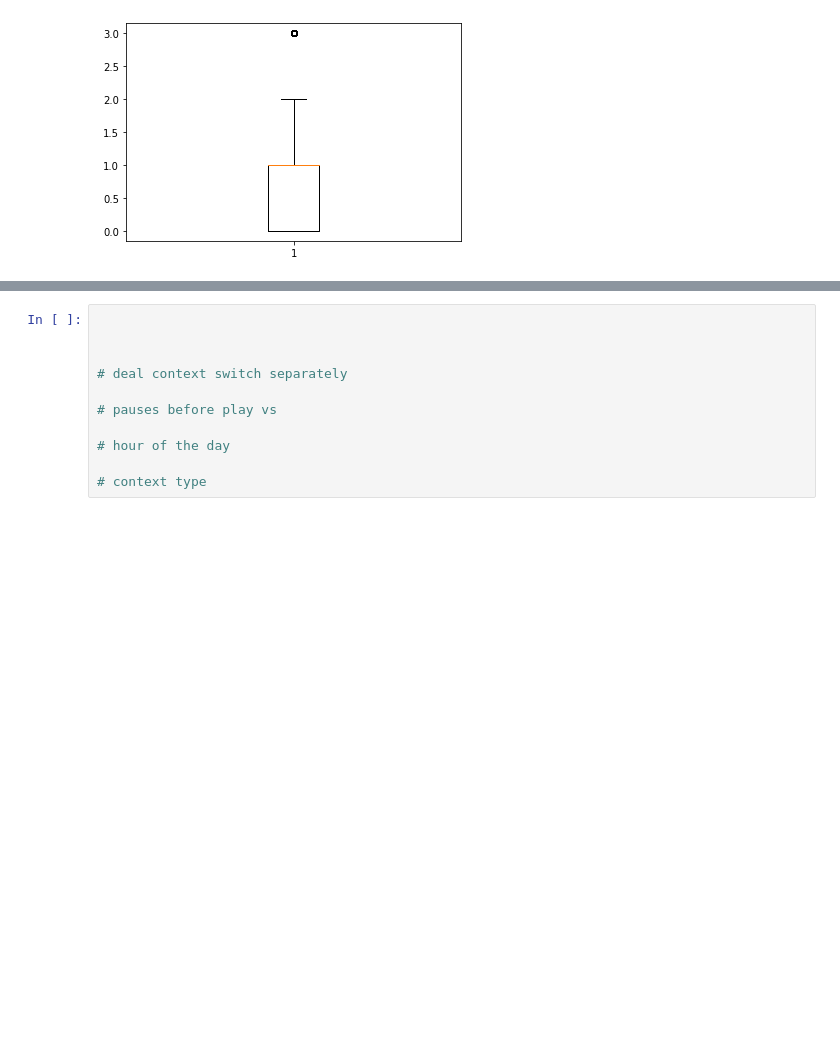
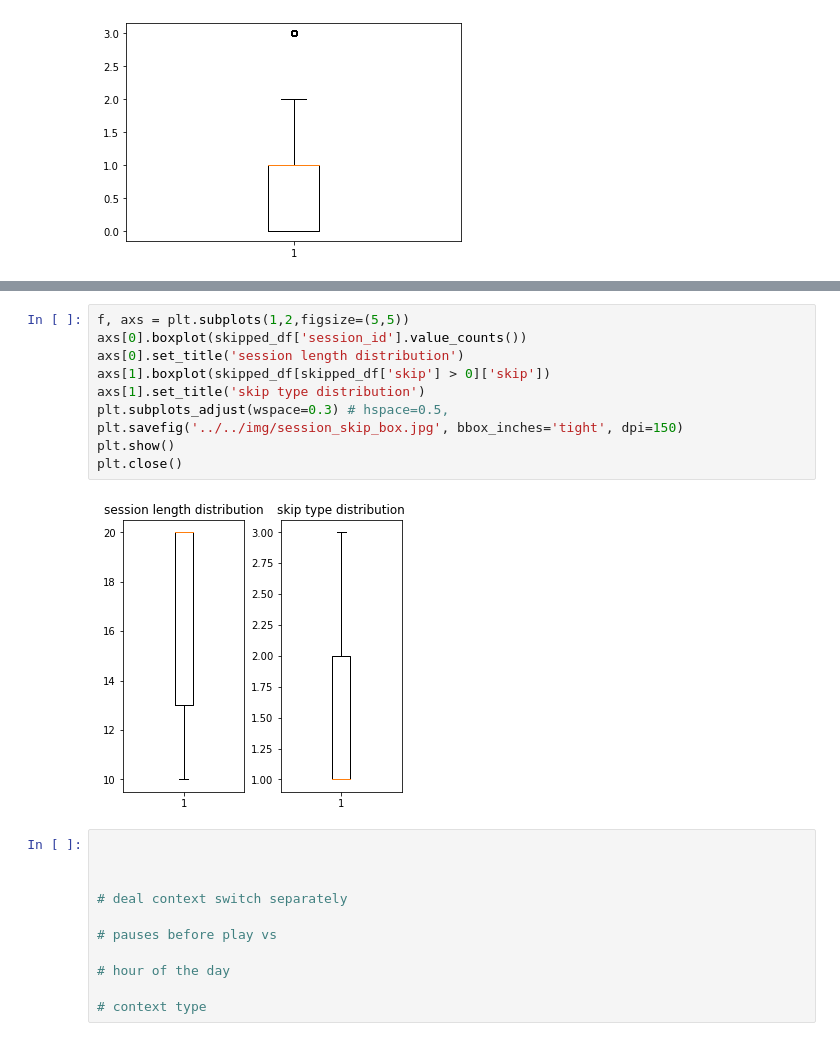
Before and after one commit to stoic-devv/spotify-causal-inference, a Jupyter notebook: src/eda/eda-adityak.ipynb, the cells around one changed output, grey strips where cells are left out. Drawn from its saved outputs; the diff is of its cells as text; blank space fills up the shorter version.

```diff
--- a/src/eda/eda-adityak.ipynb
+++ b/src/eda/eda-adityak.ipynb
@@ -159,3 +173,15 @@ plt.show()
+# %%
+f, axs = plt.subplots(1,2,figsize=(5,5))
+axs[0].boxplot(skipped_df['session_id'].value_counts())
+axs[0].set_title('session length distribution')
+axs[1].boxplot(skipped_df[skipped_df['skip'] > 0]['skip'])
+axs[1].set_title('skip type distribution')
+plt.subplots_adjust(wspace=0.3) # hspace=0.5,
+plt.savefig('../../img/session_skip_box.jpg', bbox_inches='tight', dpi=150)
+plt.show()
+plt.close()
+# %% [output]
+[figure, added]
 # %%
 
 
```
Also changed, not shown: parts of 20 cells of this notebook.
